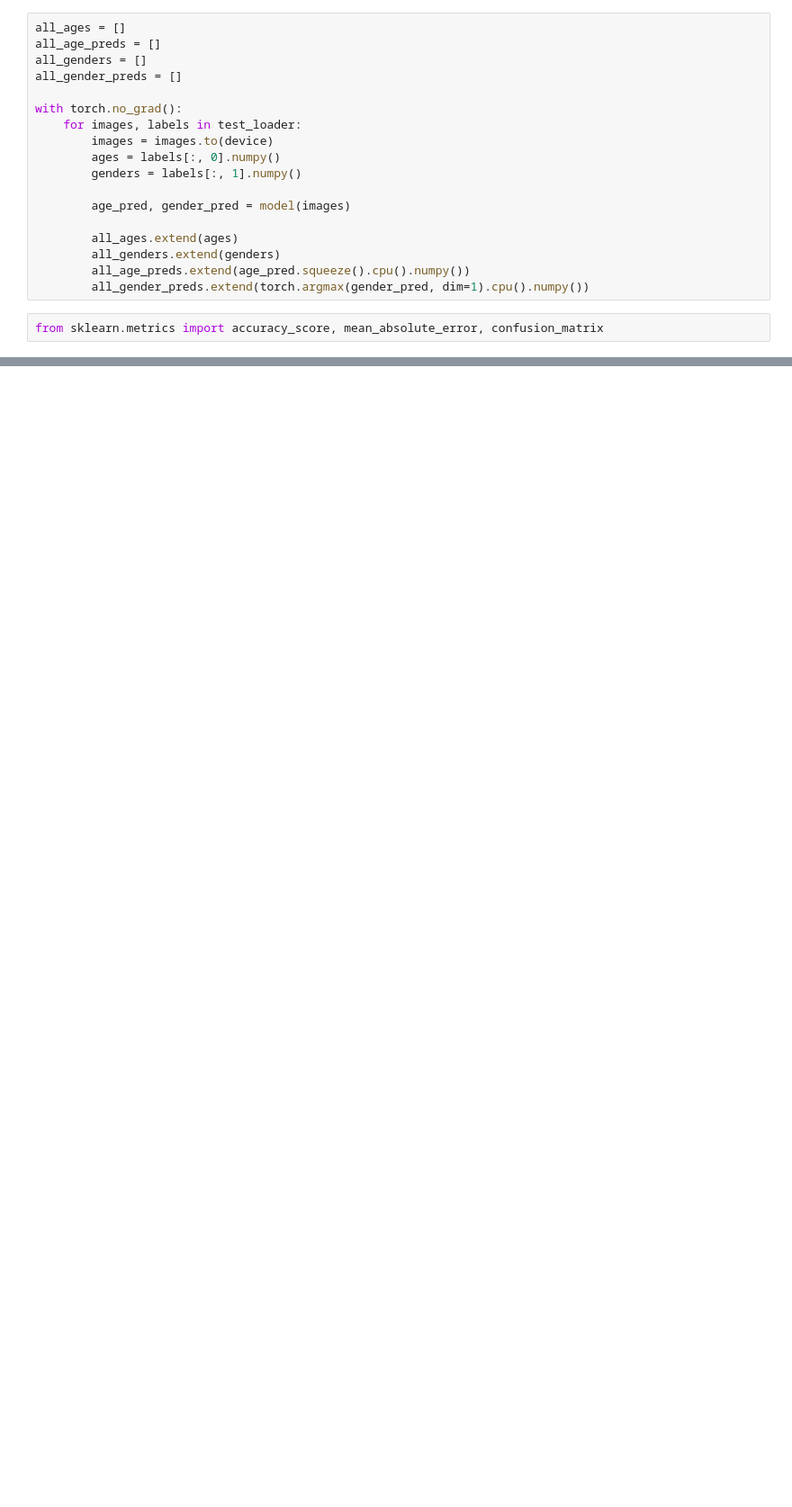
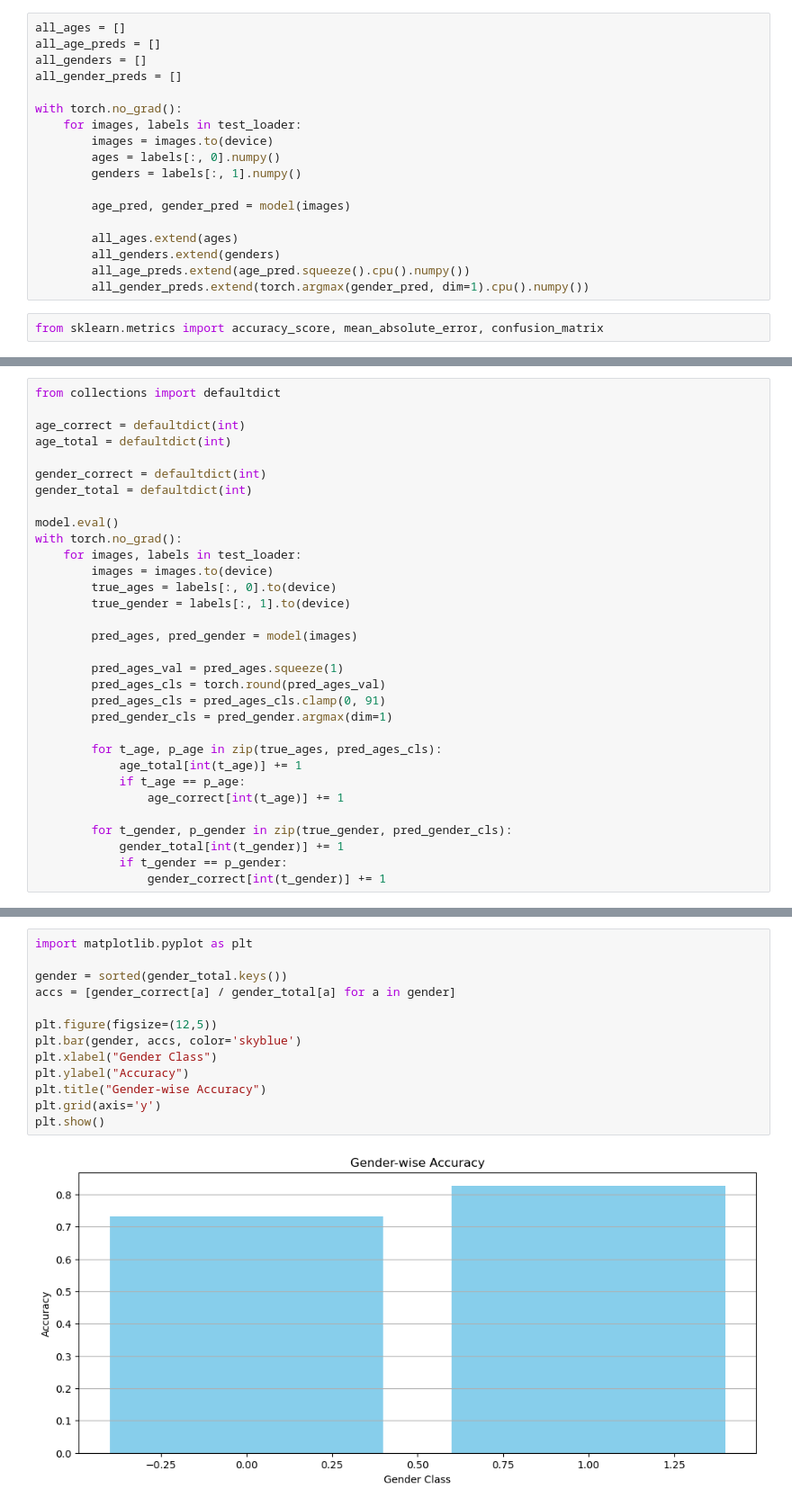
Before and after one commit to shindevaish/age_gender_classifier_cnn, a Jupyter notebook: evaluation.ipynb, the cells around one changed output, grey strips where cells are left out. Shown at 90% size. Saved outputs shown, nothing was run; the diff lists cells and outputs as text; blank space fills up the shorter version.

```diff
--- a/evaluation.ipynb
+++ b/evaluation.ipynb
@@ -119,0 +142,32 @@ Gender Mean Absolute Error (MAE): 0.38
+# %%
+from collections import defaultdict
+
+age_correct = defaultdict(int)
+age_total = defaultdict(int)
+
+gender_correct = defaultdict(int)
+gender_total = defaultdict(int)
+
+model.eval()
+with torch.no_grad():
+    for images, labels in test_loader:
+        images = images.to(device)
+        true_ages = labels[:, 0].to(device)
+        true_gender = labels[:, 1].to(device)
+
+        pred_ages, pred_gender = model(images)
+
+        pred_ages_val = pred_ages.squeeze(1)
+        pred_ages_cls = torch.round(pred_ages_val)
+        pred_ages_cls = pred_ages_cls.clamp(0, 91)
+        pred_gender_cls = pred_gender.argmax(dim=1)
+
+        for t_age, p_age in zip(true_ages, pred_ages_cls):
+            age_total[int(t_age)] += 1
+            if t_age == p_age:
+                age_correct[int(t_age)] += 1
+
+        for t_gender, p_gender in zip(true_gender, pred_gender_cls):
+            gender_total[int(t_gender)] += 1
+            if t_gender == p_gender:
+                gender_correct[int(t_gender)] += 1
@@ -119,0 +237,15 @@ Gender Mean Absolute Error (MAE): 0.38
+# %%
+import matplotlib.pyplot as plt
+
+gender = sorted(gender_total.keys())
+accs = [gender_correct[a] / gender_total[a] for a in gender]
+
+plt.figure(figsize=(12,5))
+plt.bar(gender, accs, color='skyblue')
+plt.xlabel("Gender Class")
+plt.ylabel("Accuracy")
+plt.title("Gender-wise Accuracy")
+plt.grid(axis='y')
+plt.show()
+# %% [output]
+[figure, added]
```
Also changed, not shown: parts of 9 cells of this notebook.
